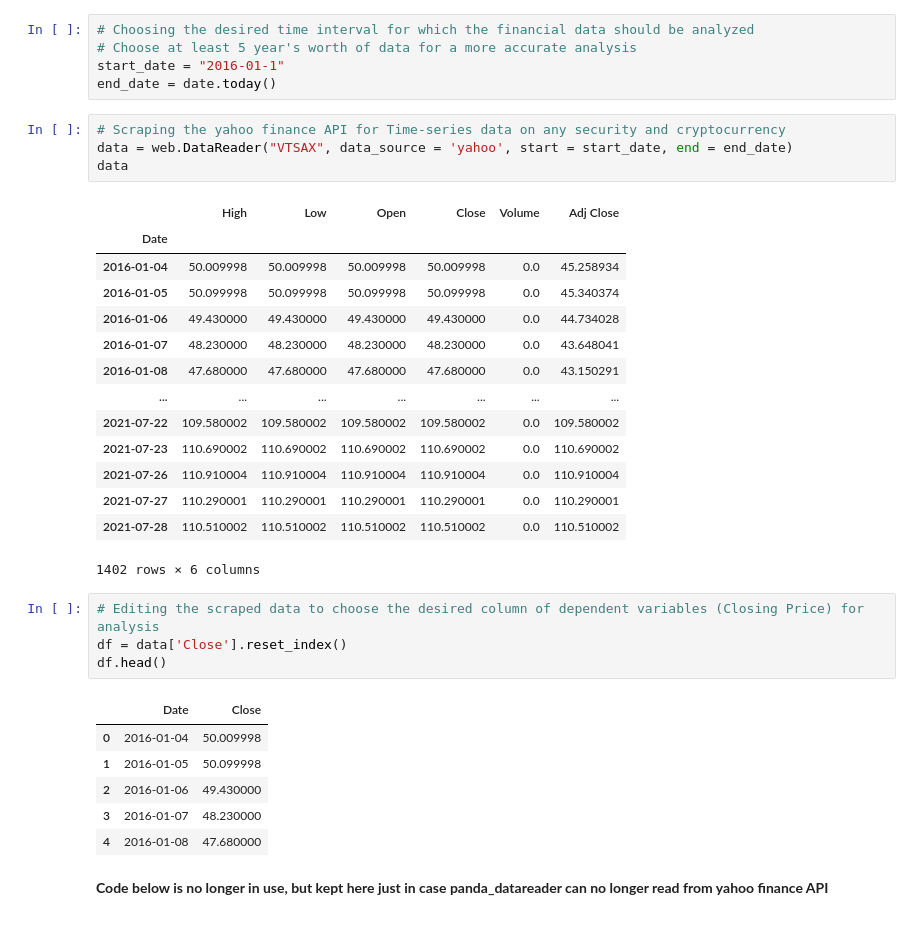
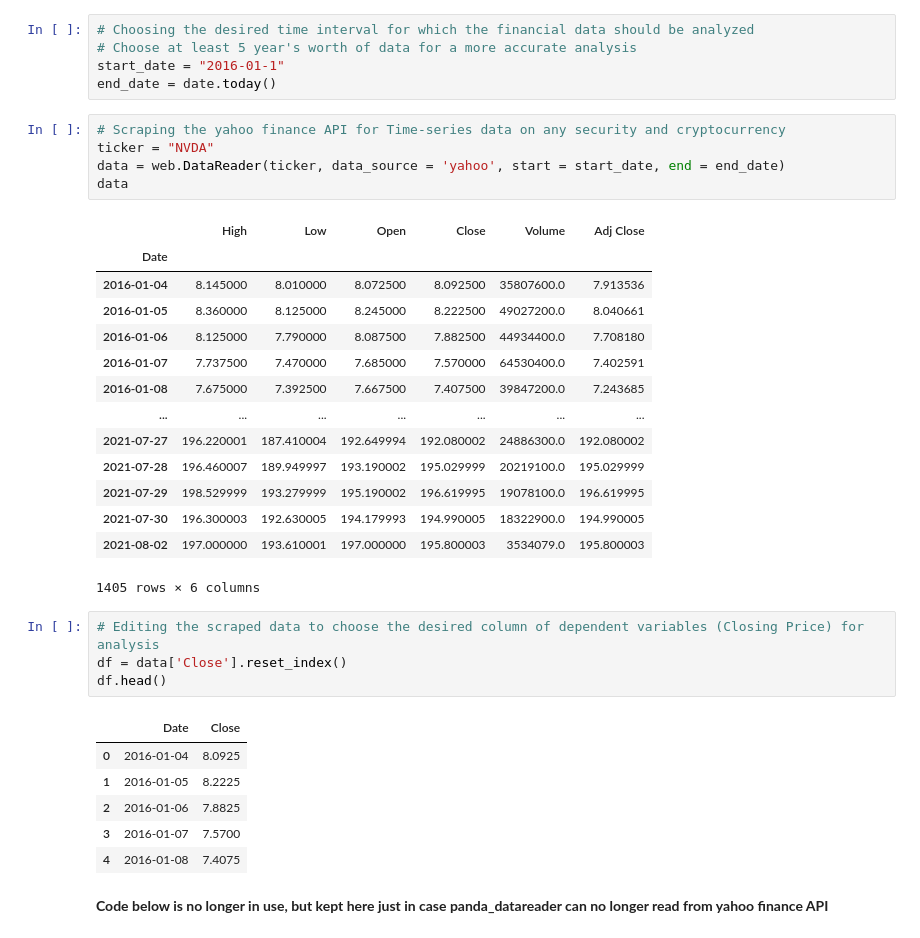
Before and after one commit to jordantanudjaja/Stonks-Scraper, a Jupyter notebook: Machine Learning Analysis/Time-series Analysis using fbprophet.ipynb, the cells around one changed output. Drawn from its saved outputs; the diff is of its cells as text.

```diff
--- a/Machine Learning Analysis/Time-series Analysis using fbprophet.ipynb
+++ b/Machine Learning Analysis/Time-series Analysis using fbprophet.ipynb
@@ -121,34 +121,35 @@ start_date = "2016-01-1"
 end_date = date.today()
 # %%
 # Scraping the yahoo finance API for Time-series data on any security and cryptocurrency
-data = web.DataReader("VTSAX", data_source = 'yahoo', start = start_date, end = end_date)
+ticker = "NVDA"
+data = web.DataReader(ticker, data_source = 'yahoo', start = start_date, end = end_date)
 data
 # %% [output]
 |  | High | Low | Open | Close | Volume | Adj Close |
 | Date |  |  |  |  |  |  |
-| 2016-01-04 | 50.009998 | 50.009998 | 50.009998 | 50.009998 | 0.0 | 45.258934 |
-| 2016-01-05 | 50.099998 | 50.099998 | 50.099998 | 50.099998 | 0.0 | 45.340374 |
-| 2016-01-06 | 49.430000 | 49.430000 | 49.430000 | 49.430000 | 0.0 | 44.734028 |
-| 2016-01-07 | 48.230000 | 48.230000 | 48.230000 | 48.230000 | 0.0 | 43.648041 |
-| 2016-01-08 | 47.680000 | 47.680000 | 47.680000 | 47.680000 | 0.0 | 43.150291 |
+| 2016-01-04 | 8.145000 | 8.010000 | 8.072500 | 8.092500 | 35807600.0 | 7.913536 |
+| 2016-01-05 | 8.360000 | 8.125000 | 8.245000 | 8.222500 | 49027200.0 | 8.040661 |
+| 2016-01-06 | 8.125000 | 7.790000 | 8.087500 | 7.882500 | 44934400.0 | 7.708180 |
+| 2016-01-07 | 7.737500 | 7.470000 | 7.685000 | 7.570000 | 64530400.0 | 7.402591 |
+| 2016-01-08 | 7.675000 | 7.392500 | 7.667500 | 7.407500 | 39847200.0 | 7.243685 |
 | ... | ... | ... | ... | ... | ... | ... |
-| 2021-07-22 | 109.580002 | 109.580002 | 109.580002 | 109.580002 | 0.0 | 109.580002 |
-| 2021-07-23 | 110.690002 | 110.690002 | 110.690002 | 110.690002 | 0.0 | 110.690002 |
-| 2021-07-26 | 110.910004 | 110.910004 | 110.910004 | 110.910004 | 0.0 | 110.910004 |
-| 2021-07-27 | 110.290001 | 110.290001 | 110.290001 | 110.290001 | 0.0 | 110.290001 |
-| 2021-07-28 | 110.510002 | 110.510002 | 110.510002 | 110.510002 | 0.0 | 110.510002 |
+| 2021-07-27 | 196.220001 | 187.410004 | 192.649994 | 192.080002 | 24886300.0 | 192.080002 |
+| 2021-07-28 | 196.460007 | 189.949997 | 193.190002 | 195.029999 | 20219100.0 | 195.029999 |
+| 2021-07-29 | 198.529999 | 193.279999 | 195.190002 | 196.619995 | 19078100.0 | 196.619995 |
+| 2021-07-30 | 196.300003 | 192.630005 | 194.179993 | 194.990005 | 18322900.0 | 194.990005 |
+| 2021-08-02 | 197.000000 | 193.610001 | 197.000000 | 195.800003 | 3534079.0 | 195.800003 |
-1402 rows × 6 columns
+1405 rows × 6 columns
 # %%
 # Editing the scraped data to choose the desired column of dependent variables (Closing Price) for analysis
 df = data['Close'].reset_index()
 df.head()
 # %% [output]
 |  | Date | Close |
-| 0 | 2016-01-04 | 50.009998 |
-| 1 | 2016-01-05 | 50.099998 |
-| 2 | 2016-01-06 | 49.430000 |
-| 3 | 2016-01-07 | 48.230000 |
-| 4 | 2016-01-08 | 47.680000 |
+| 0 | 2016-01-04 | 8.0925 |
+| 1 | 2016-01-05 | 8.2225 |
+| 2 | 2016-01-06 | 7.8825 |
+| 3 | 2016-01-07 | 7.5700 |
+| 4 | 2016-01-08 | 7.4075 |
 # %% [markdown]
 <b>Code below is no longer in use, but kept here just in case panda_datareader can no longer read from  yahoo finance API</b>
 # %%
```
Also changed, not shown: parts of 7 cells of this notebook.
